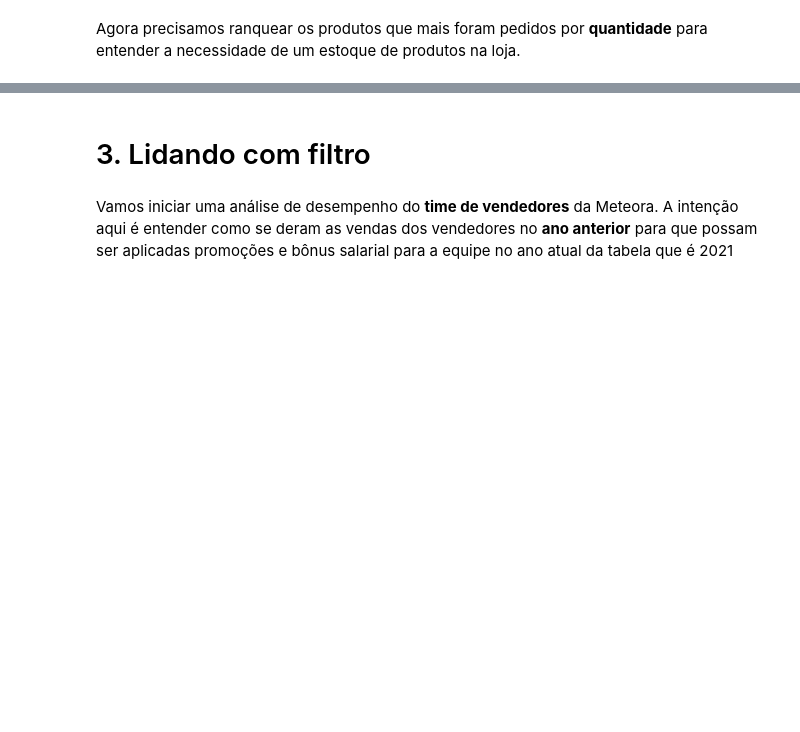
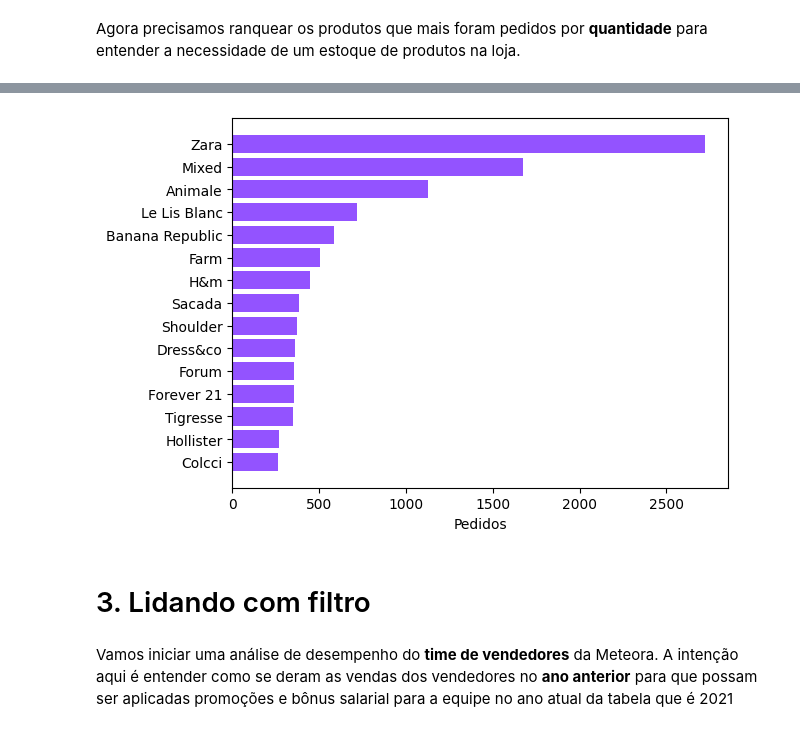
Before and after one commit to strawndri/meteora-analise, a Jupyter notebook: Notebook_Meteora.ipynb, the cells around one changed output, grey strips where cells are left out. Drawn from its saved outputs; the diff is of its cells as text; code cells hidden in the pictures; blank space fills up the shorter version.

```diff
--- a/Notebook_Meteora.ipynb
+++ b/Notebook_Meteora.ipynb
@@ -52,0 +188,11 @@ Agora precisamos ranquear os produtos que mais foram pedidos por **quantidade**
+# %%
+query = '''SELECT PRODUTOS.MARCA, COUNT(*) AS 'Pedidos'
+FROM PRODUTOS
+JOIN ITENS_PEDIDOS
+ON ITENS_PEDIDOS.PRODUTO_ID = PRODUTOS.PRODUTO_ID
+GROUP BY PRODUTOS.MARCA
+ORDER BY COUNT(*) ASC
+'''
+
+df_top_15_marcas = sql_df(query)
+df_top_15_marcas
@@ -53,3 +213,9 @@ Agora precisamos ranquear os produtos que mais foram pedidos por **quantidade**
+# %%
+plt.barh(df_top_15_marcas['marca'][-15:], df_top_15_marcas['Pedidos'][-15:], color='#9353ff', )
+plt.xlabel('Pedidos')
+plt.show()
+# %% [output]
+[figure, added]
 # %% [markdown]
 # 3. Lidando com filtro
 # %% [markdown]
```
Also changed, not shown: parts of 17 cells of this notebook.
